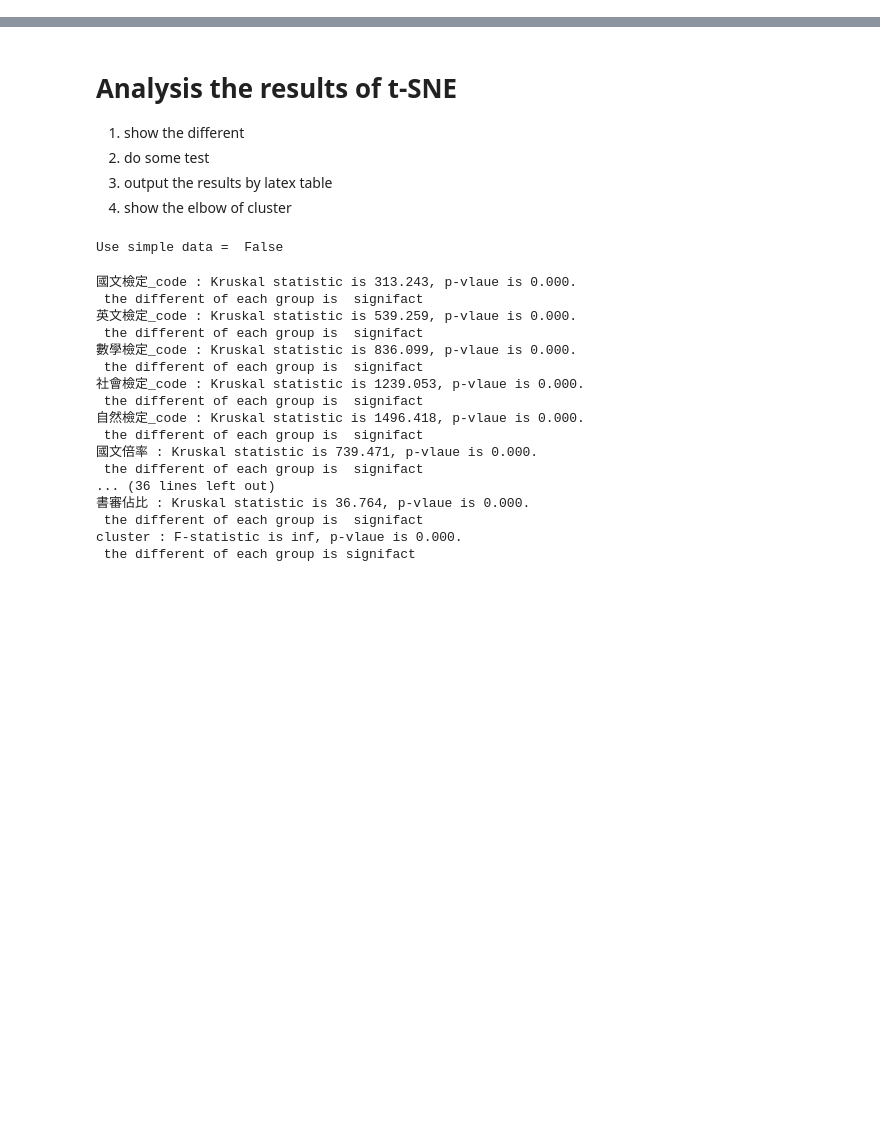
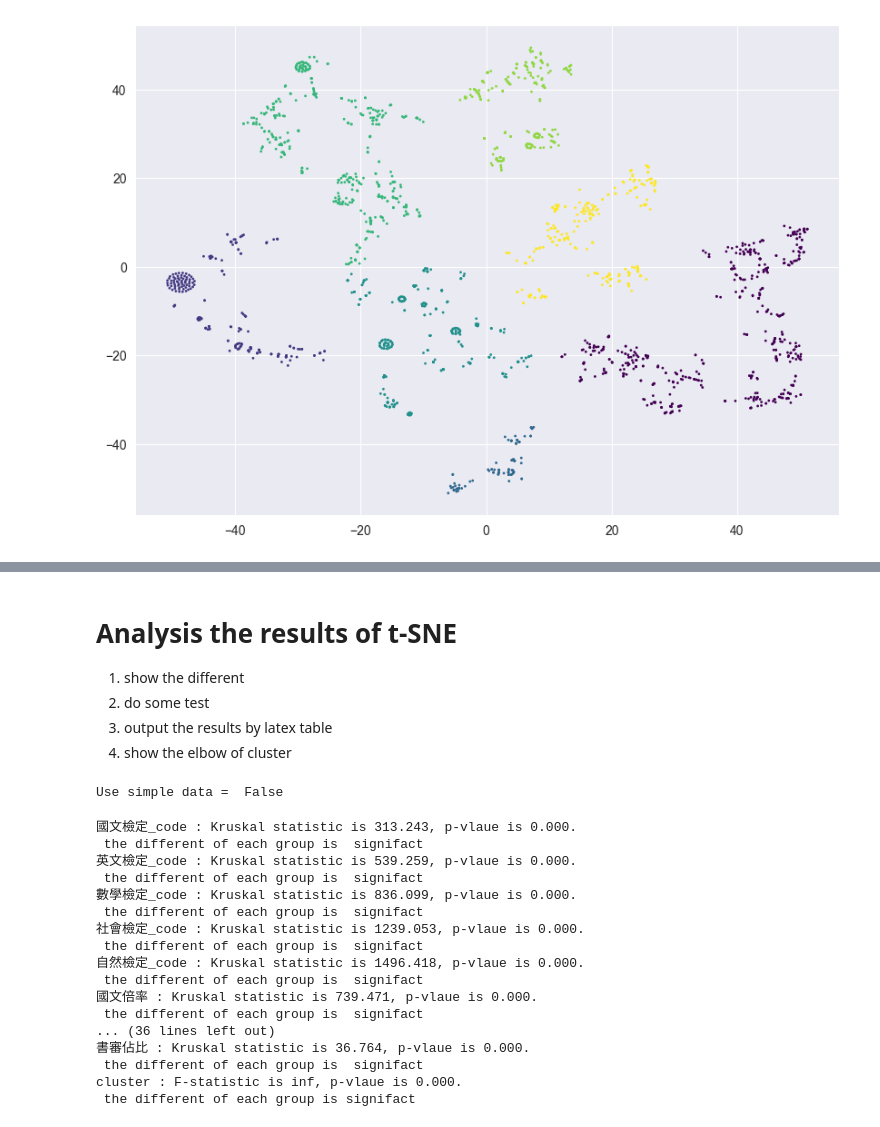
Before and after one commit to marsneko/schoolNetworkGithub, a Jupyter notebook: analyzeCodes/tsneCluster.ipynb, the cells around one changed output, grey strips where cells are left out. Saved outputs shown, nothing was run; the diff lists cells and outputs as text; code cells hidden in the pictures; blank space fills up the shorter version.

```diff
--- a/analyzeCodes/tsneCluster.ipynb
+++ b/analyzeCodes/tsneCluster.ipynb
@@ -129,3 +132,11 @@ plt.savefig(f"./pics/{'simplify_' if USE_SIMPLE_DATA else 'raw_'}tsneCluster.png
+# %%
+#plot results
+plt.figure(figsize=(10, 7))
+plt.scatter(arrar_x, arrar_y, c=cluster,s = 1, cmap='viridis')
+
+plt.savefig(f"./pics/{'simplify_' if USE_SIMPLE_DATA else 'raw_'}tsneCluster.png")
+# %% [output]
+[figure, added]
 # %%
 # plot the dendrogram
 from scipy.cluster.hierarchy import dendrogram
```
Also changed, not shown: parts of 9 cells of this notebook, 6 other files.
